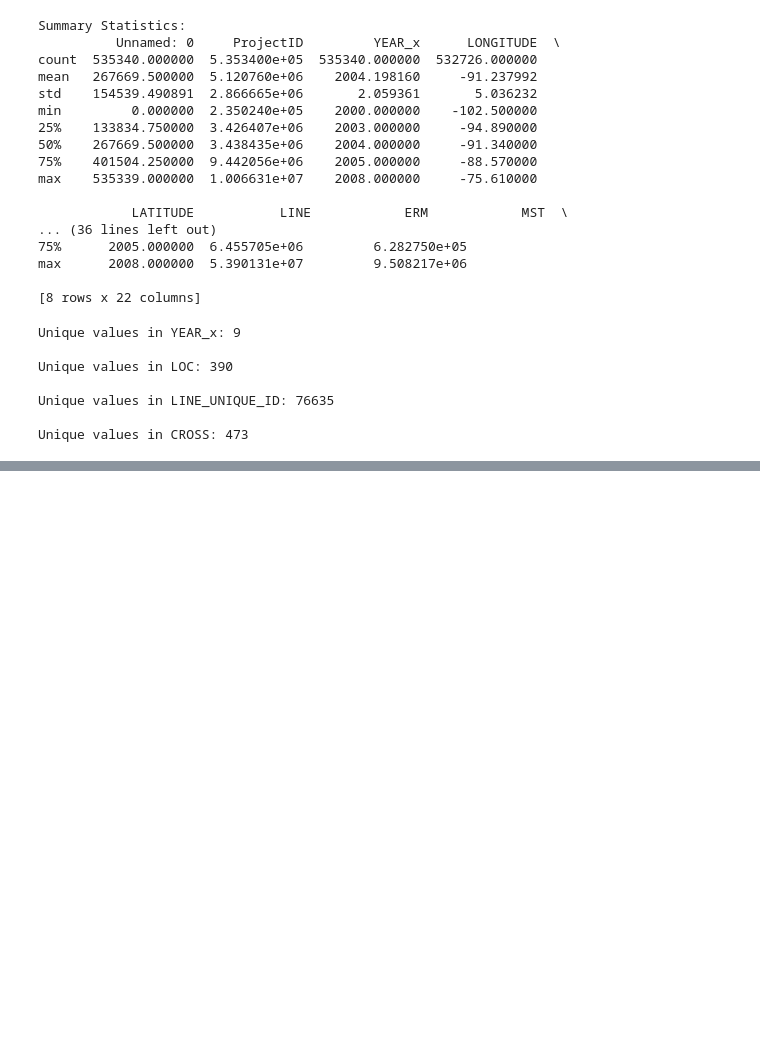
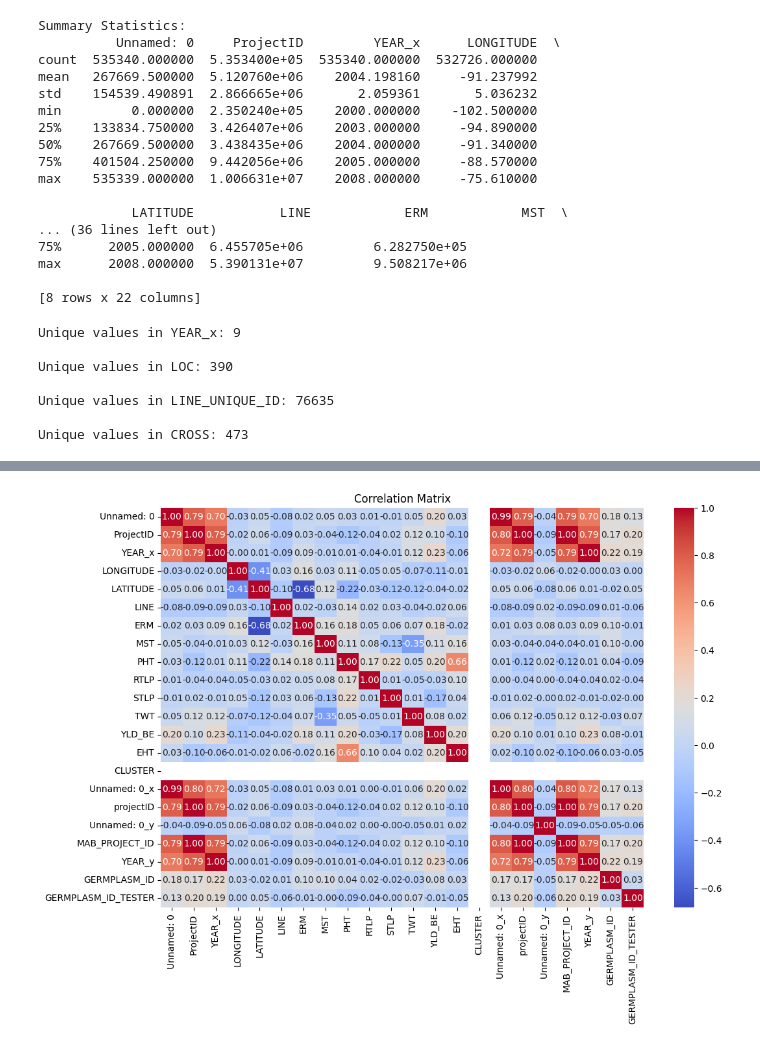
Before and after one commit to gurmindersingh12/Maize-Yield-Prediction-Analysis, a Jupyter notebook: 02_EDA.ipynb, the cells around one changed output, grey strips where cells are left out. Drawn from its saved outputs; the diff is of its cells as text; code cells hidden in the pictures; blank space fills up the shorter version.

```diff
--- a/02_EDA.ipynb
+++ b/02_EDA.ipynb
@@ -93,0 +119,14 @@ Unique values in CROSS: 473
+# %%
+# Correlation matrix
+
+
+# Select only numeric columns for correlation matrix
+numeric_data = data.select_dtypes(include=[np.number])
+
+
+plt.figure(figsize=(12, 8))
+sns.heatmap(numeric_data.corr(), annot=True, cmap='coolwarm', fmt='.2f')
+plt.title('Correlation Matrix')
+plt.show()
+# %% [output]
+[figure, added]
```
Also changed, not shown: parts of 3 cells of this notebook.
